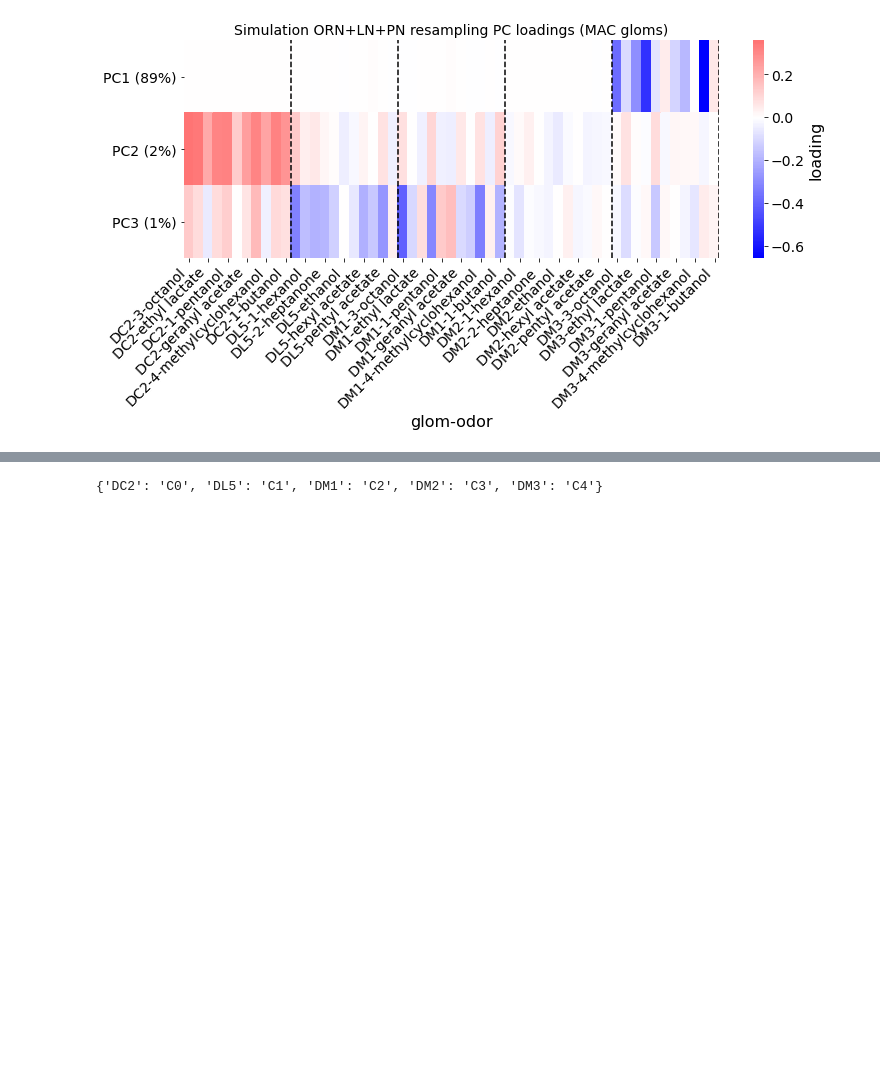
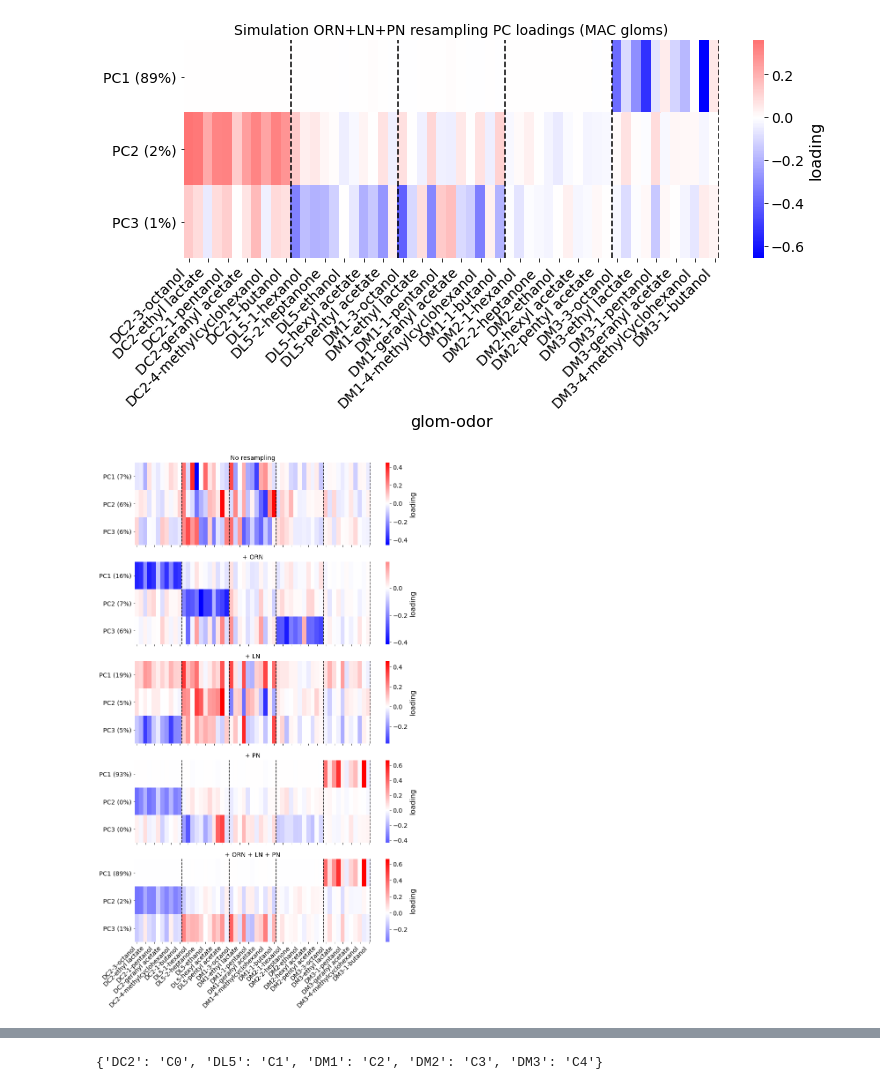
Before and after one commit to dlavrent/ALVariability, a Jupyter notebook: analysis/analyze_vars_resampling_behavior_prediction_and_PCA.ipynb, the cells around one changed output, grey strips where cells are left out. Cells and saved outputs as stored; diff of their text form; code cells hidden in the pictures; blank space fills up the shorter version.

Commit message:
add heatmaps/PCA correlation

```diff
--- a/analysis/analyze_vars_resampling_behavior_prediction_and_PCA.ipynb
+++ b/analysis/analyze_vars_resampling_behavior_prediction_and_PCA.ipynb
@@ -506,0 +509,63 @@ plt.show()
+# %%
+which_resample_sets = [0, 1, 2, 3, 4]
+nplots = len(which_resample_sets)
+
+all_pca_loadings = {}
+all_pca_vars_explained = {}
+
+fig, axs = plt.subplots(nplots, 1, sharex=True, figsize=(12, nplots*4))
+
+rs_plots = {}
+for i in range(len(which_resample_sets)):
+    ri = which_resample_sets[i]
+    ax_i = i
+
+    resample_name = set_names[ri]
+    cur_title = f'{resample_name}'
+
+    df_sim_resample_responses_subpre = list_of_df_responses_resamples_subpre[ri]
+
+    ## do PCA
+    fly_responses_df_sim_macgloms = df_sim_resample_responses_subpre.loc[(gNames, sim_odors), :]
+    fly_responses_sim_macgloms = fly_responses_df_sim_macgloms.T.values
+
+    pca_sim_macgloms = PCA()
+    pca_sim_macgloms.fit(fly_responses_sim_macgloms)
+
+    pca_scores_sim_macgloms = pca_sim_macgloms.transform(fly_responses_sim_macgloms)
+    pca_loadings_sim_macgloms = pca_sim_macgloms.components_.T
+
+    pca_var_explained_sim_macgloms = pca_sim_macgloms.explained_variance_ratio_
+
+
+    pca_loadings_df_sim_macgloms = pd.DataFrame(pca_loadings_sim_macgloms,
+                                   index=fly_responses_df_sim_macgloms.index,
+                                   columns=[f'PC{i+1} ({int(100*pca_var_explained_sim_macgloms[i])}%)' for i in range(pca_loadings_sim_macgloms.shape[1])])
+
+    # get rs plots
+    pcis = 55
+    rs_mac_sim = []
+    for pci in range(1, pcis):
+        cur_r = pearsonr(pca_loadings_df_MAC.iloc[:, pci],
+                         pca_loadings_df_sim_macgloms.iloc[:, pci-1])[0]
+        rs_mac_sim.append(cur_r)
+    rs_mac_sim = np.array(rs_mac_sim)
+
+    all_pca_loadings[resample_name] = pca_loadings_df_sim_macgloms
+    all_pca_vars_explained[resample_name] = pca_var_explained_sim_macgloms
+
+    rs_plots[resample_name] = rs_mac_sim
+    #plt.figure(figsize=(12,4))
+    sns.heatmap(pca_loadings_df_sim_macgloms.iloc[:, :3].T,
+                cmap='bwr', center=0, cbar_kws={'label': 'loading'},
+                ax=axs[ax_i])
+    for i in np.arange(11, 51*11, 11):
+        axs[ax_i].axvline(i, ls='--', c='k')
+    axs[ax_i].set_title(f'{cur_title}')#' (PN inputs adjusted by glomerular synapses) \n PC loadings (MAC gloms)')
+    axs[ax_i].set_xlabel('')
+    #plt.show()
+
+plt.yticks(rotation=0); plt.xticks(rotation=45, ha='right')
+plt.show()
+# %% [output]
+[figure, added]
```
Also changed, not shown: parts of 4 cells of this notebook, 2 other files.
